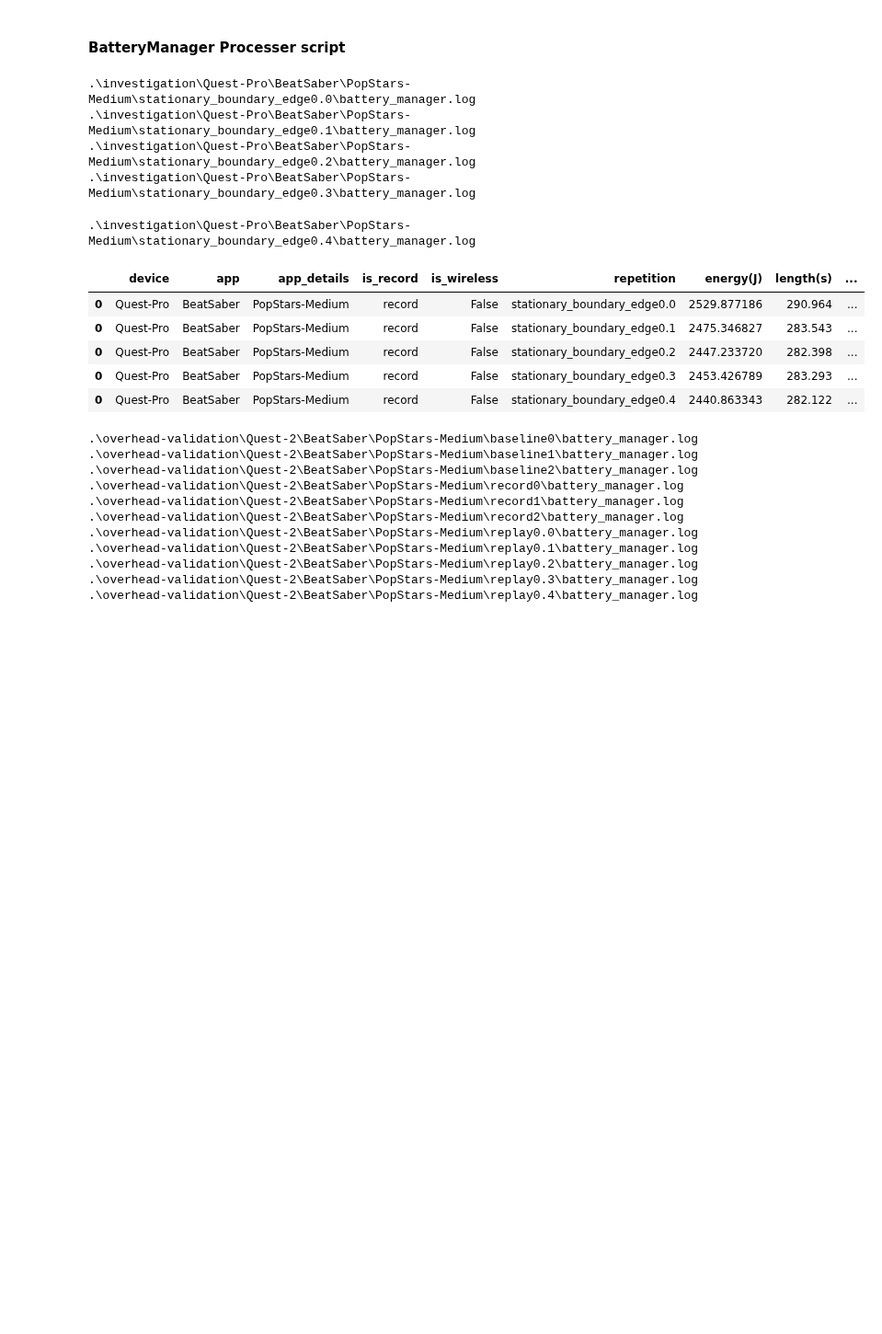
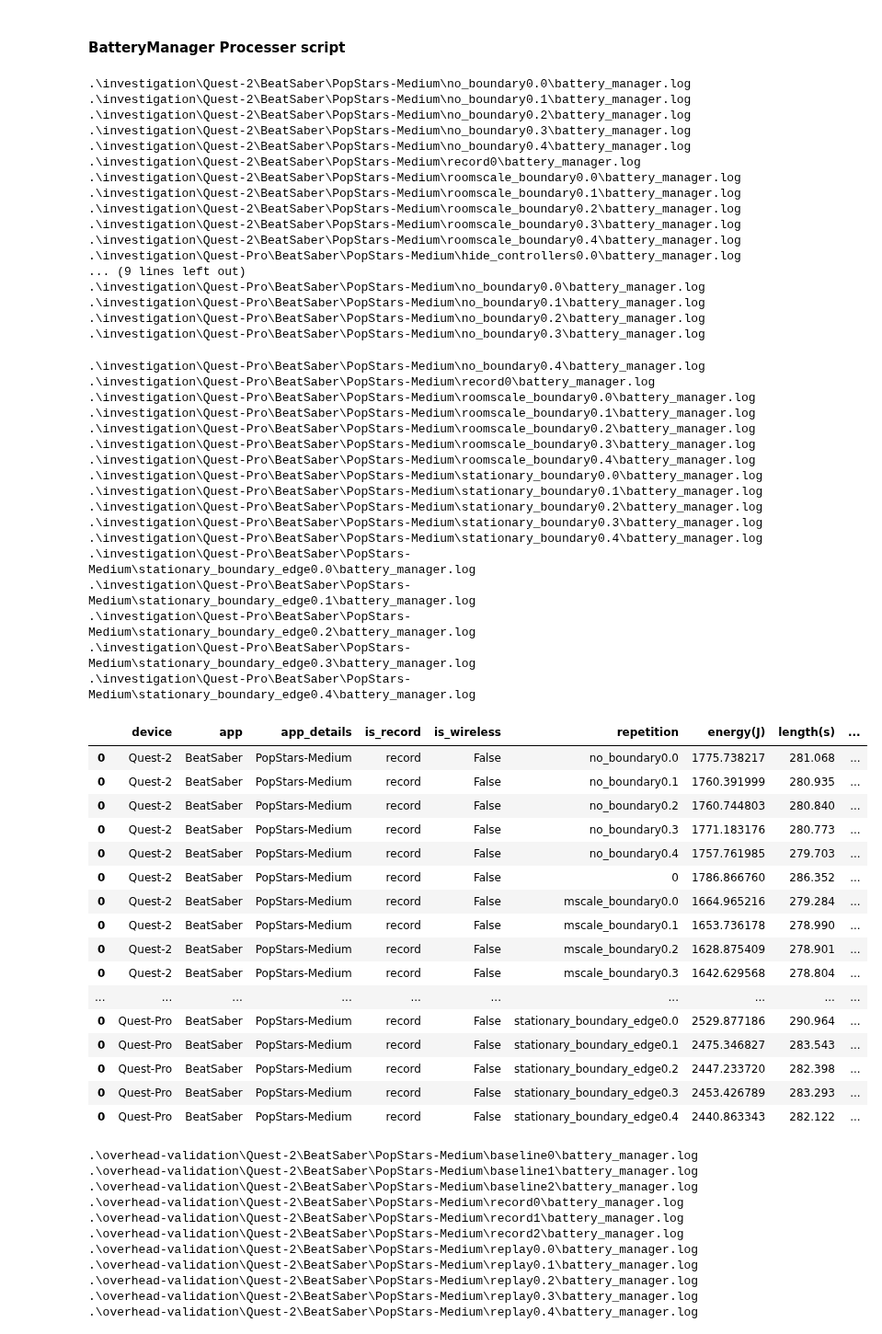
Before and after one commit to Raiduy/librnr-experiments, a Jupyter notebook: analysis_BM.ipynb, the cells around one changed output. Shown at 92% size. Saved outputs shown, nothing was run; the diff lists cells and outputs as text; code cells hidden in the pictures; blank space fills up the shorter version.

```diff
--- a/analysis_BM.ipynb
+++ b/analysis_BM.ipynb
@@ -92,14 +92,54 @@ def process_BM(folder):
     df_aggregated['Energy per Second (J/s)'] = df_aggregated['energy(J)'] / df_aggregated['length(s)']
     return df_aggregated
 # %%
-process_BM('edge')
+process_BM('investigation')
 # %% [output]
-.\investigation\Quest-Pro\BeatSaber\PopStars-Medium\stationary_boundary_edge0.0\battery_manager.log
-.\investigation\Quest-Pro\BeatSaber\PopStars-Medium\stationary_boundary_edge0.1\battery_manager.log
-.\investigation\Quest-Pro\BeatSaber\PopStars-Medium\stationary_boundary_edge0.2\battery_manager.log
-.\investigation\Quest-Pro\BeatSaber\PopStars-Medium\stationary_boundary_edge0.3\battery_manager.log
+.\investigation\Quest-2\BeatSaber\PopStars-Medium\no_boundary0.0\battery_manager.log
+.\investigation\Quest-2\BeatSaber\PopStars-Medium\no_boundary0.1\battery_manager.log
+.\investigation\Quest-2\BeatSaber\PopStars-Medium\no_boundary0.2\battery_manager.log
+.\investigation\Quest-2\BeatSaber\PopStars-Medium\no_boundary0.3\battery_manager.log
+.\investigation\Quest-2\BeatSaber\PopStars-Medium\no_boundary0.4\battery_manager.log
+.\investigation\Quest-2\BeatSaber\PopStars-Medium\record0\battery_manager.log
+.\investigation\Quest-2\BeatSaber\PopStars-Medium\roomscale_boundary0.0\battery_manager.log
+.\investigation\Quest-2\BeatSaber\PopStars-Medium\roomscale_boundary0.1\battery_manager.log
+.\investigation\Quest-2\BeatSaber\PopStars-Medium\roomscale_boundary0.2\battery_manager.log
+.\investigation\Quest-2\BeatSaber\PopStars-Medium\roomscale_boundary0.3\battery_manager.log
+.\investigation\Quest-2\BeatSaber\PopStars-Medium\roomscale_boundary0.4\battery_manager.log
+.\investigation\Quest-Pro\BeatSaber\PopStars-Medium\hide_controllers0.0\battery_manager.log
+... (9 lines left out)
+.\investigation\Quest-Pro\BeatSaber\PopStars-Medium\no_boundary0.0\battery_manager.log
+.\investigation\Quest-Pro\BeatSaber\PopStars-Medium\no_boundary0.1\battery_manager.log
+.\investigation\Quest-Pro\BeatSaber\PopStars-Medium\no_boundary0.2\battery_manager.log
+.\investigation\Quest-Pro\BeatSaber\PopStars-Medium\no_boundary0.3\battery_manager.log
+.\investigation\Quest-Pro\BeatSaber\PopStars-Medium\no_boundary0.4\battery_manager.log
+.\investigation\Quest-Pro\BeatSaber\PopStars-Medium\record0\battery_manager.log
+.\investigation\Quest-Pro\BeatSaber\PopStars-Medium\roomscale_boundary0.0\battery_manager.log
+.\investigation\Quest-Pro\BeatSaber\PopStars-Medium\roomscale_boundary0.1\battery_manager.log
+.\investigation\Quest-Pro\BeatSaber\PopStars-Medium\roomscale_boundary0.2\battery_manager.log
+.\investigation\Quest-Pro\BeatSaber\PopStars-Medium\roomscale_boundary0.3\battery_manager.log
+.\investigation\Quest-Pro\BeatSaber\PopStars-Medium\roomscale_boundary0.4\battery_manager.log
+.\investigation\Quest-Pro\BeatSaber\PopStars-Medium\stationary_boundary0.0\battery_manager.log
+.\investigation\Quest-Pro\BeatSaber\PopStars-Medium\stationary_boundary0.1\battery_manager.log
+.\investigation\Quest-Pro\BeatSaber\PopStars-Medium\stationary_boundary0.2\battery_manager.log
+.\investigation\Quest-Pro\BeatSaber\PopStars-Medium\stationary_boundary0.3\battery_manager.log
+.\investigation\Quest-Pro\BeatSaber\PopStars-Medium\stationary_boundary0.4\battery_manager.log
+.\investigation\Quest-Pro\BeatSaber\PopStars-Medium\stationary_boundary_edge0.0\battery_manager.log
+.\investigation\Quest-Pro\BeatSaber\PopStars-Medium\stationary_boundary_edge0.1\battery_manager.log
+.\investigation\Quest-Pro\BeatSaber\PopStars-Medium\stationary_boundary_edge0.2\battery_manager.log
+.\investigation\Quest-Pro\BeatSaber\PopStars-Medium\stationary_boundary_edge0.3\battery_manager.log
 .\investigation\Quest-Pro\BeatSaber\PopStars-Medium\stationary_boundary_edge0.4\battery_manager.log
 |  | device | app | app_details | is_record | is_wireless | repetition | energy(J) | length(s) | ... |
+| 0 | Quest-2 | BeatSaber | PopStars-Medium | record | False | no_boundary0.0 | 1775.738217 | 281.068 | ... |
+| 0 | Quest-2 | BeatSaber | PopStars-Medium | record | False | no_boundary0.1 | 1760.391999 | 280.935 | ... |
+| 0 | Quest-2 | BeatSaber | PopStars-Medium | record | False | no_boundary0.2 | 1760.744803 | 280.840 | ... |
+| 0 | Quest-2 | BeatSaber | PopStars-Medium | record | False | no_boundary0.3 | 1771.183176 | 280.773 | ... |
+| 0 | Quest-2 | BeatSaber | PopStars-Medium | record | False | no_boundary0.4 | 1757.761985 | 279.703 | ... |
+| 0 | Quest-2 | BeatSaber | PopStars-Medium | record | False | 0 | 1786.866760 | 286.352 | ... |
+| 0 | Quest-2 | BeatSaber | PopStars-Medium | record | False | mscale_boundary0.0 | 1664.965216 | 279.284 | ... |
+| 0 | Quest-2 | BeatSaber | PopStars-Medium | record | False | mscale_boundary0.1 | 1653.736178 | 278.990 | ... |
+| 0 | Quest-2 | BeatSaber | PopStars-Medium | record | False | mscale_boundary0.2 | 1628.875409 | 278.901 | ... |
+| 0 | Quest-2 | BeatSaber | PopStars-Medium | record | False | mscale_boundary0.3 | 1642.629568 | 278.804 | ... |
+| ... | ... | ... | ... | ... | ... | ... | ... | ... | ... |
 | 0 | Quest-Pro | BeatSaber | PopStars-Medium | record | False | stationary_boundary_edge0.0 | 2529.877186 | 290.964 | ... |
 | 0 | Quest-Pro | BeatSaber | PopStars-Medium | record | False | stationary_boundary_edge0.1 | 2475.346827 | 283.543 | ... |
 | 0 | Quest-Pro | BeatSaber | PopStars-Medium | record | False | stationary_boundary_edge0.2 | 2447.233720 | 282.398 | ... |
```
Also changed, not shown: 23 other files.
